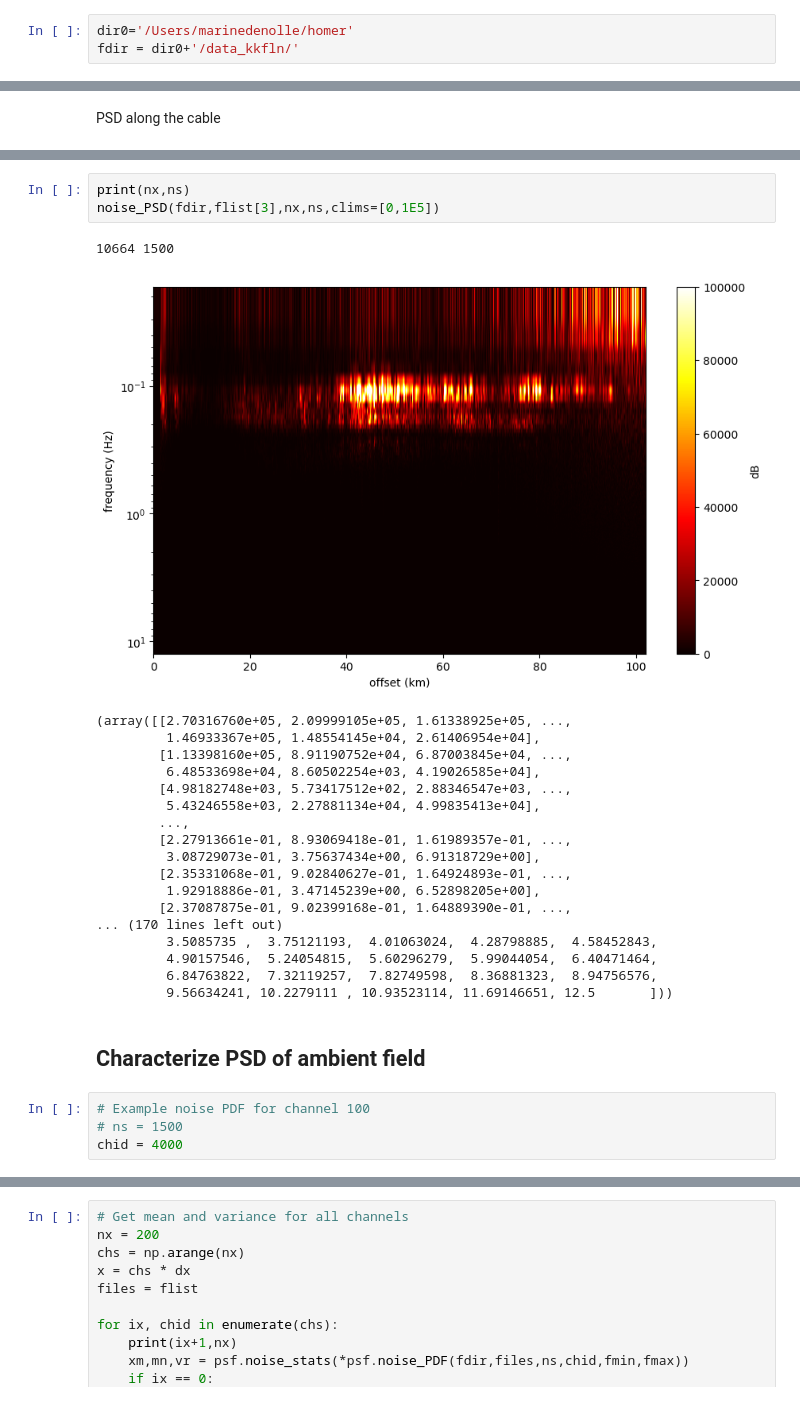
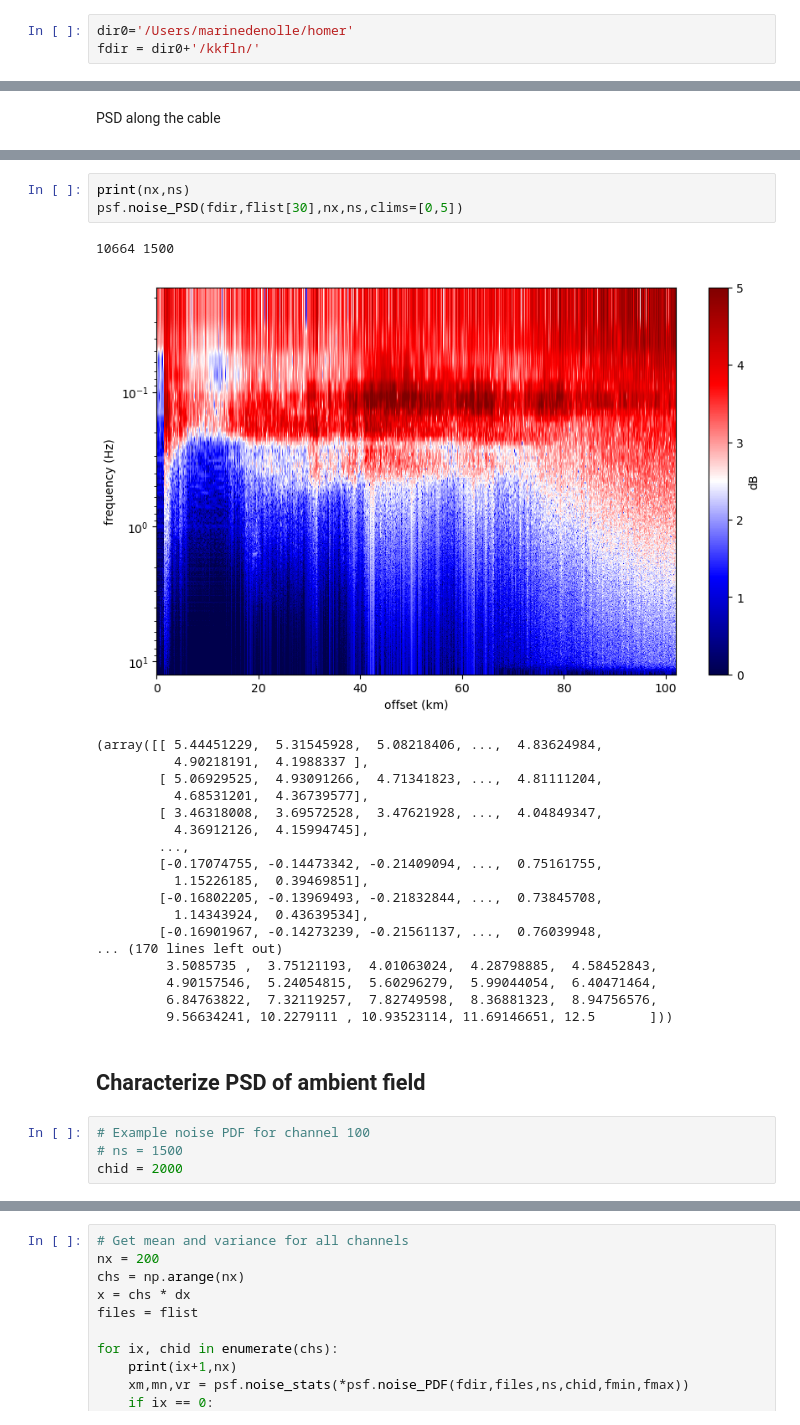
Before and after one commit to uwfiberlab/field_das, a Jupyter notebook: homer/homer_qc_01.ipynb, the cells around one changed output, grey strips where cells are left out. Cells and saved outputs as stored; diff of their text form.

```diff
--- a/homer/homer_qc_01.ipynb
+++ b/homer/homer_qc_01.ipynb
@@ -24,6 +24,6 @@ os.environ["HDF5_USE_FILE_LOCKING"] = "FALSE"
 ## where is the data
 # %%
 dir0='/Users/marinedenolle/homer'
-fdir = dir0+'/data_kkfln/'
+fdir = dir0+'/kkfln/'
 # %%
 flist = np.array(os.listdir(fdir))
@@ -148,21 +124,21 @@ def noise_PSD(fdir,fname,nx,ns,clims=[-1,1]):
 # %%
 print(nx,ns)
-noise_PSD(fdir,flist[3],nx,ns,clims=[0,1E5])
+psf.noise_PSD(fdir,flist[30],nx,ns,clims=[0,5])
 # %% [output]
 10664 1500
-[figure, old version]
+[figure, new version]
-(array([[2.70316760e+05, 2.09999105e+05, 1.61338925e+05, ...,
-         1.46933367e+05, 1.48554145e+04, 2.61406954e+04],
-        [1.13398160e+05, 8.91190752e+04, 6.87003845e+04, ...,
-         6.48533698e+04, 8.60502254e+03, 4.19026585e+04],
-        [4.98182748e+03, 5.73417512e+02, 2.88346547e+03, ...,
-         5.43246558e+03, 2.27881134e+04, 4.99835413e+04],
+(array([[ 5.44451229,  5.31545928,  5.08218406, ...,  4.83624984,
+          4.90218191,  4.1988337 ],
+        [ 5.06929525,  4.93091266,  4.71341823, ...,  4.81111204,
+          4.68531201,  4.36739577],
+        [ 3.46318008,  3.69572528,  3.47621928, ...,  4.04849347,
+          4.36912126,  4.15994745],
         ...,
-        [2.27913661e-01, 8.93069418e-01, 1.61989357e-01, ...,
-         3.08729073e-01, 3.75637434e+00, 6.91318729e+00],
-        [2.35331068e-01, 9.02840627e-01, 1.64924893e-01, ...,
-         1.92918886e-01, 3.47145239e+00, 6.52898205e+00],
-        [2.37087875e-01, 9.02399168e-01, 1.64889390e-01, ...,
+        [-0.17074755, -0.14473342, -0.21409094, ...,  0.75161755,
+          1.15226185,  0.39469851],
+        [-0.16802205, -0.13969493, -0.21832844, ...,  0.73845708,
+          1.14343924,  0.43639534],
+        [-0.16901967, -0.14273239, -0.21561137, ...,  0.76039948,
 ... (170 lines left out)
          3.5085735 ,  3.75121193,  4.01063024,  4.28798885,  4.58452843,
          4.90157546,  5.24054815,  5.60296279,  5.99044054,  6.40471464,
@@ -173,4 +149,4 @@ noise_PSD(fdir,flist[3],nx,ns,clims=[0,1E5])
 # %%
 # Example noise PDF for channel 100
 # ns = 1500
-chid = 4000
+chid = 2000
```
Also changed, not shown: parts of 5 cells of this notebook, 2 other files.
